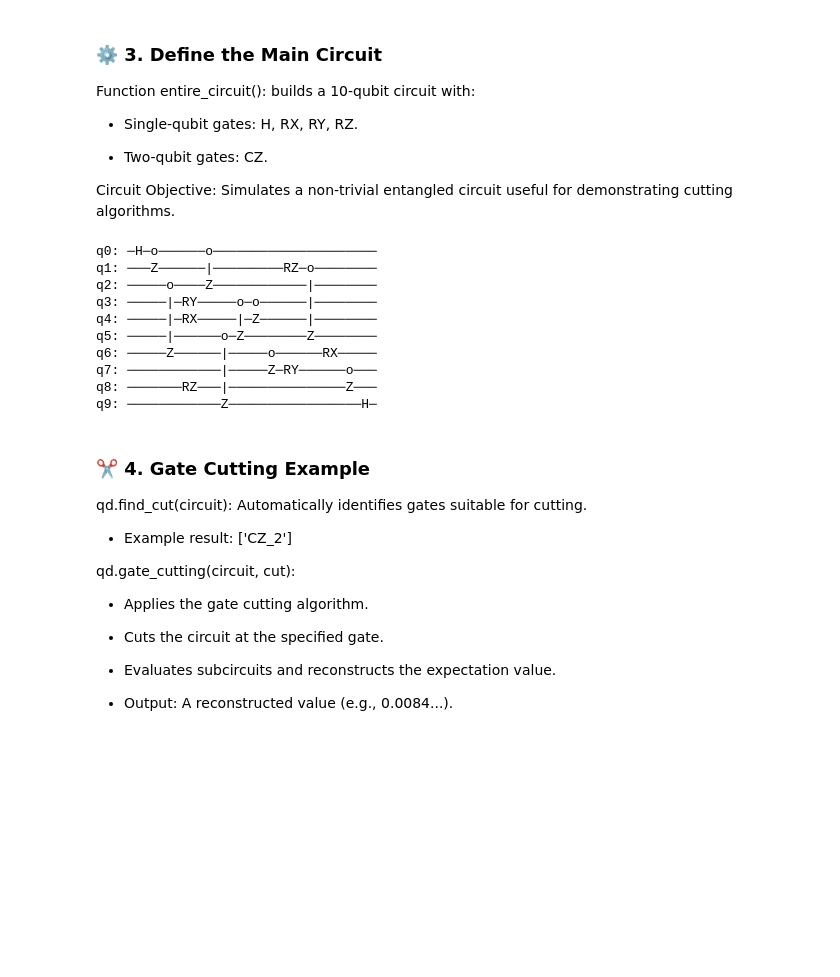
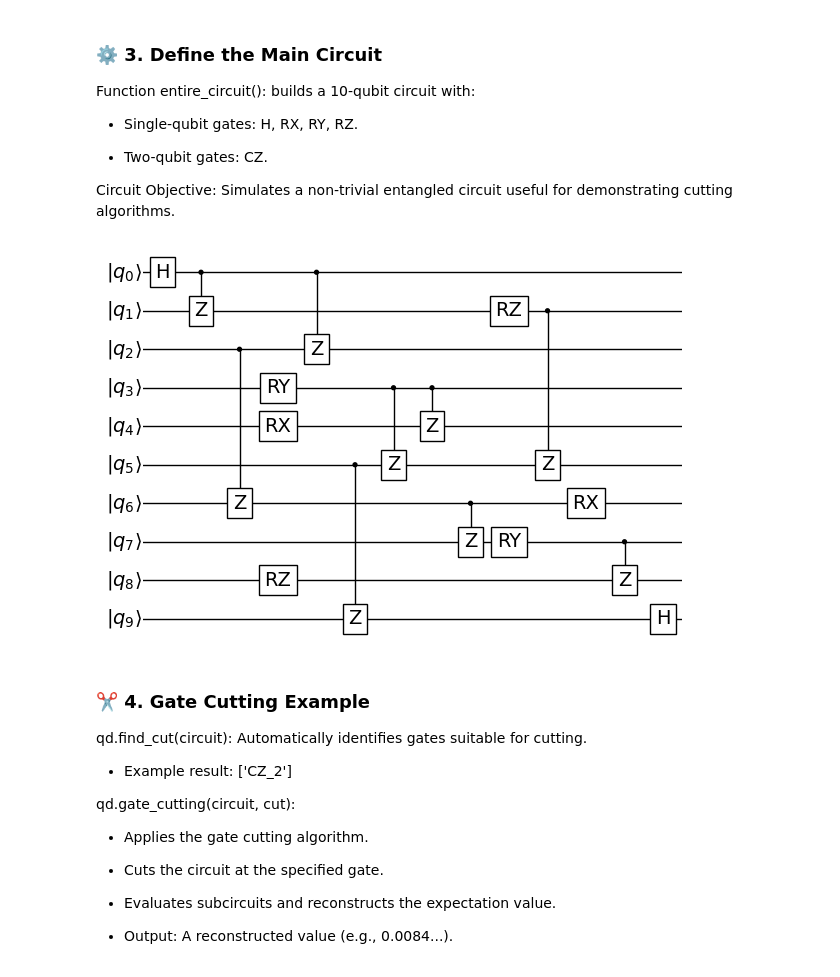
Before and after one commit to bsc-wdc/qdislib, a Jupyter notebook: notebooks/Qdislib_Notebook.ipynb, the cells around one changed output. Drawn from its saved outputs; the diff is of its cells as text; code cells hidden in the pictures; blank space fills up the shorter version.

Commit message:
Updated notebook to plot the circuits as pictures.

```diff
--- a/notebooks/Qdislib_Notebook.ipynb
+++ b/notebooks/Qdislib_Notebook.ipynb
@@ -93,44 +86,36 @@ Circuit Objective: Simulates a non-trivial entangled circuit useful for demonstr
 def entire_circuit():
     nqubits = 10
     circuit = models.Circuit(nqubits)
 
     circuit.add(gates.H(0))
     circuit.add(gates.CZ(0, 1))
     circuit.add(gates.CZ(2, 6))
     circuit.add(gates.RZ(8, np.pi / 3))
 
     circuit.add(gates.RY(3, np.pi / 5))
     circuit.add(gates.RX(4, np.pi / 5))
     circuit.add(gates.CZ(0, 2))
     circuit.add(gates.CZ(5, 9))
 
     circuit.add(gates.CZ(3, 5))
     circuit.add(gates.CZ(3, 4))
     circuit.add(gates.CZ(6, 7))
     circuit.add(gates.RY(7, np.pi / 5))
     circuit.add(gates.RZ(1, np.pi / 5))
 
     circuit.add(gates.CZ(1, 5))
     circuit.add(gates.RX(6, np.pi / 5))
     circuit.add(gates.CZ(7, 8))
 
     circuit.add(gates.H(9))
     return circuit
 
 
 circuit = entire_circuit()
-print(circuit.draw())
+# print(circuit.draw())
+plot_circuit(circuit, scale = 0.5);
 # %% [output]
-q0: ─H─o──────o─────────────────────
-q1: ───Z──────|─────────RZ─o────────
-q2: ─────o────Z────────────|────────
-q3: ─────|─RY─────o─o──────|────────
-q4: ─────|─RX─────|─Z──────|────────
-q5: ─────|──────o─Z────────Z────────
-q6: ─────Z──────|─────o──────RX─────
-q7: ────────────|─────Z─RY──────o───
-q8: ───────RZ───|───────────────Z───
-q9: ────────────Z─────────────────H─
+[figure, added]
 # %% [markdown]
 ### ✂️ 4. Gate Cutting Example
 
```
Also changed, not shown: parts of 7 cells of this notebook, 2 other files.
